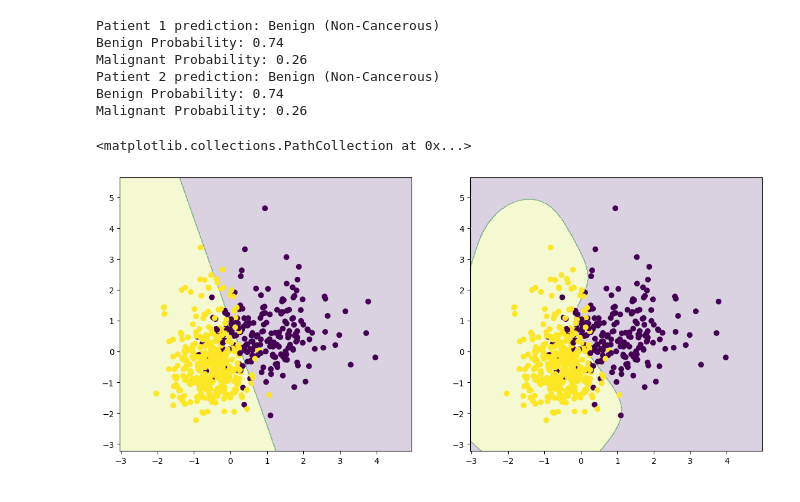
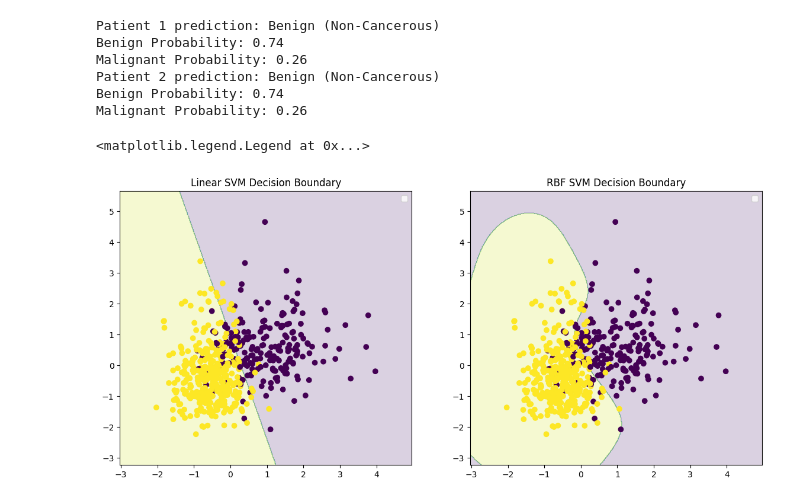
Before and after one commit to gyr0byte/Enrichment-Class--AI-ML-, a Jupyter notebook: Week_04/3_support_vector_machine.ipynb, the cells around one changed output. Saved outputs shown, nothing was run; the diff lists cells and outputs as text; code cells hidden in the pictures.

```diff
--- a/Week_04/3_support_vector_machine.ipynb
+++ b/Week_04/3_support_vector_machine.ipynb
@@ -148,18 +148,22 @@ y_min, y_max = X_visual_scaled[:, 1].min() - 1, X_visual_scaled[:, 1].max() + 1
 # %%
 xx,yy = np.meshgrid(np.arange(x_min, x_max, 0.02), np.arange(y_min, y_max, 0.02))
 
 fig,axes = plt.subplots(1, 2, figsize=(14, 6))
 # linear
 Z = linear_visual.predict(np.c_[xx.ravel(), yy.ravel()])
 Z = Z.reshape(xx.shape)
 axes[0].contourf(xx, yy, Z, alpha=0.2)
 axes[0].scatter(X_visual_scaled[:, 0], X_visual_scaled[:, 1], c=y)
+axes[0].set_title('Linear SVM Decision Boundary')
+axes[0].legend()
 
 # RBF
 Z = rbf_visual.predict(np.c_[xx.ravel(), yy.ravel()])
 Z = Z.reshape(xx.shape)
 axes[1].contourf(xx, yy, Z, alpha=0.2)
 axes[1].scatter(X_visual_scaled[:, 0], X_visual_scaled[:, 1], c=y)
+axes[1].set_title('RBF SVM Decision Boundary')
+axes[1].legend()
 # %% [output]
-<matplotlib.collections.PathCollection at 0x...>
+<matplotlib.legend.Legend at 0x...>
-[figure, old version]
+[figure, new version]
```
